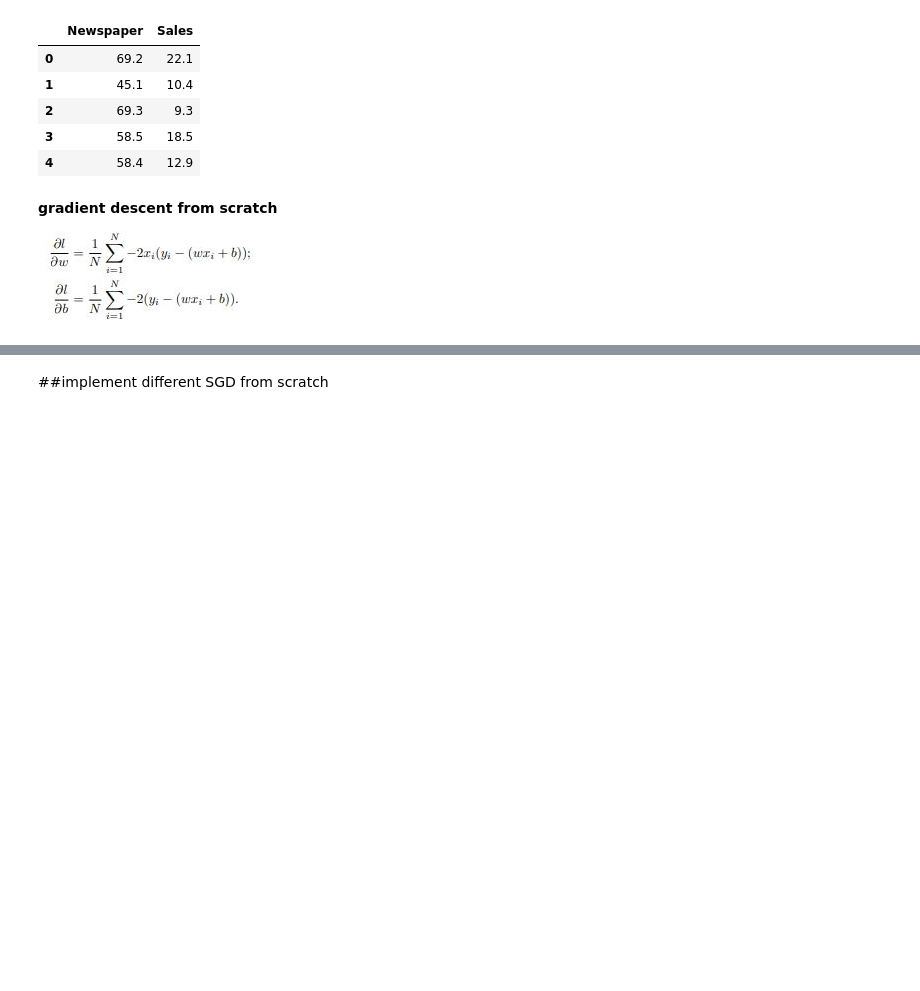
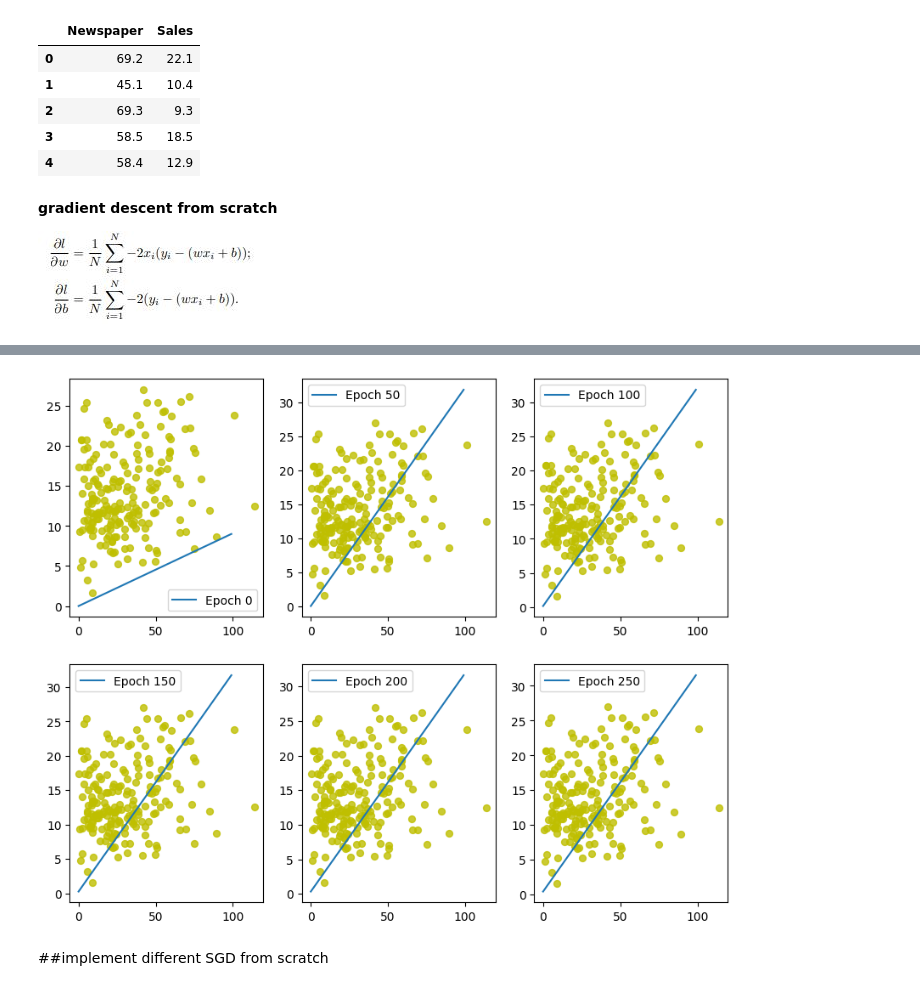
Before and after one commit to amirgarsha/ann_MK, a Jupyter notebook: SGD.ipynb, the cells around one changed output, grey strips where cells are left out. Drawn from its saved outputs; the diff is of its cells as text; code cells hidden in the pictures; blank space fills up the shorter version.

```diff
--- a/SGD.ipynb
+++ b/SGD.ipynb
@@ -39,20 +39,19 @@ df_for_gradient.head()
 # %%
 def gradeint_descent_func(X, Y, w, b, alpha):
   m = len(X)
-  dl_dw = 0
-  dl_db = 0
+  dl_dw = 0.0
+  dl_db = 0.0
   #calculate gradient
   for i in range(m):
     dl_dw += -2*X[i]*(Y[i] - (w*X[i] + b))
-    print(dl_dw)
     dl_db += -2*(Y[i] - (w*X[i] + b))
-    print(dl_db)
   #update w and b
-  w = w - (1/float(m)) * dl_dw * alpha
-  b = b - (1/float(m)) * dl_db * alpha
-
+  w = w - (1/float(m))*dl_dw*alpha
+    #print (w)
+  b = b - (1/float(m))*dl_db*alpha
+    #print(b)
   return w , b
 
 ## it just execute for one epoch
-#w, b = gradeint_descent_func(df_for_gradient["Newspaper"], df_for_gradient["Sales"], 0, 0, 0.1)
-#print(w, b)
+w, b = gradeint_descent_func(df_for_gradient["Newspaper"], df_for_gradient["Sales"], 0.0, 0.0, 0.001)
+print(w, b)
@@ -59,4 +60,6 @@ def gradeint_descent_func(X, Y, w, b, alpha):
 # %%
+w_list = []
+b_list = []
 def avg_loss(X, Y, w, b):
   total_loss = 0.0
   for l in range(len(X)):
@@ -68,8 +71,10 @@ def train_algorithm(X, Y, w, b, alpha, epoch):
     w, b = gradeint_descent_func(X, Y, w, b, alpha)
 
     ##printing every 200 epoch
-    if e % 20 == 0:
+    if e % 100 == 0:
       print("epoch: " ,e ,"average loss:", avg_loss(X, Y, w, b))
-  return w, b
-w, b = train_algorithm(df_for_gradient["Newspaper"], df_for_gradient["Sales"], 0.0, 0.0, 0.01,120)
+      w_list.append(w)
+      b_list.append(b)
+  return w, b, w_list, b_list
+w, b , w_list, b_list= train_algorithm(df_for_gradient["Newspaper"], df_for_gradient["Sales"], 0.0, 0.0, 0.0001,600)
 # %% [output]
@@ -113,3 +87,23 @@ epoch:  580 average loss: 1.6952739642128845e+302
+# %%
+import matplotlib.pyplot as plt
+
+# plot with various axes scales
+plt.figure(figsize=(10, 8))
+
+for i in range(len(w_list)):
+  # Plot the data points
+  plt.subplot(2,3,i+1)
+  plt.scatter(df_for_gradient["Newspaper"], df_for_gradient["Sales"], s=32, alpha=0.8, c='y')
+
+  epoch = 50*i
+  x_values = range(0, 100)
+  y_values = [w_list[i] * x + b_list[i] for x in x_values]
+  plt.plot(x_values, y_values, label="Epoch {}".format(epoch))
+  plt.legend()
+
+plt.show()
+# %% [output]
+[figure, added]
 # %% [markdown]
 ##implement different SGD from scratch
 # %%
```
Also changed, not shown: parts of 3 cells of this notebook.
